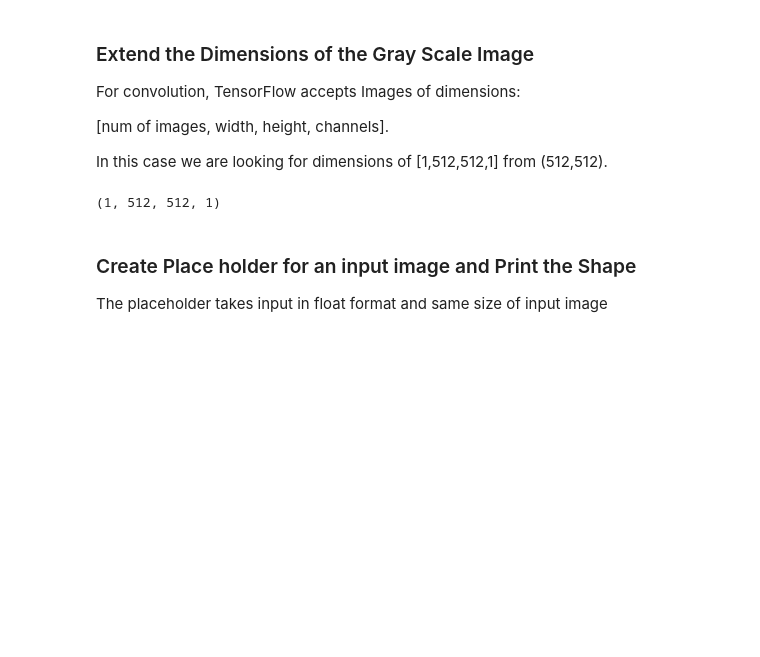
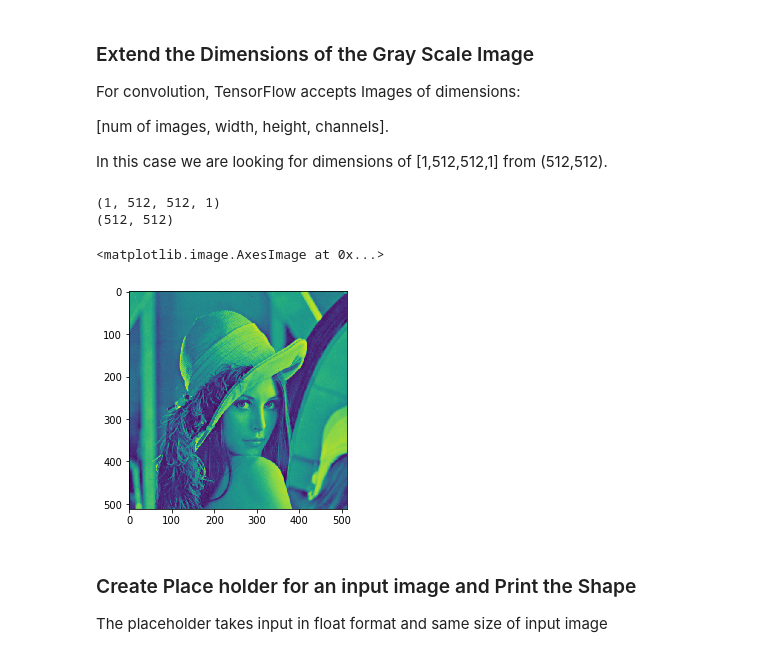
Before and after one commit to tigranv/CognitiveClassMachineLearning, a Jupyter notebook: 5.DeepLearningWithTensorFlow/2.ConvolutionalNetworks/ML0120EN-2.1-Exercise-ConvolutiononImagesusingTensorFlow.ipynb, the cells around one changed output. Cells and saved outputs as stored; diff of their text form; code cells hidden in the pictures; blank space fills up the shorter version.

```diff
--- a/5.DeepLearningWithTensorFlow/2.ConvolutionalNetworks/ML0120EN-2.1-Exercise-ConvolutiononImagesusingTensorFlow.ipynb
+++ b/5.DeepLearningWithTensorFlow/2.ConvolutionalNetworks/ML0120EN-2.1-Exercise-ConvolutiononImagesusingTensorFlow.ipynb
@@ -95,9 +96,17 @@ In this case we are looking for dimensions of [1,512,512,1] from (512,512).
 # %%
 Image = np.expand_dims(np.expand_dims(grayim, 0), -1)
 
 print(Image.shape)
+image= np.reshape(Image,(d1,d1))
+
+print(image.shape)
+
+plt.imshow(image)
 # %% [output]
 (1, 512, 512, 1)
+(512, 512)
+<matplotlib.image.AxesImage at 0x...>
+[figure, added]
 # %% [markdown]
 ### Create Place holder for an input image and Print the Shape
 
```
Also changed, not shown: parts of 5 cells of this notebook, 1 other file.
